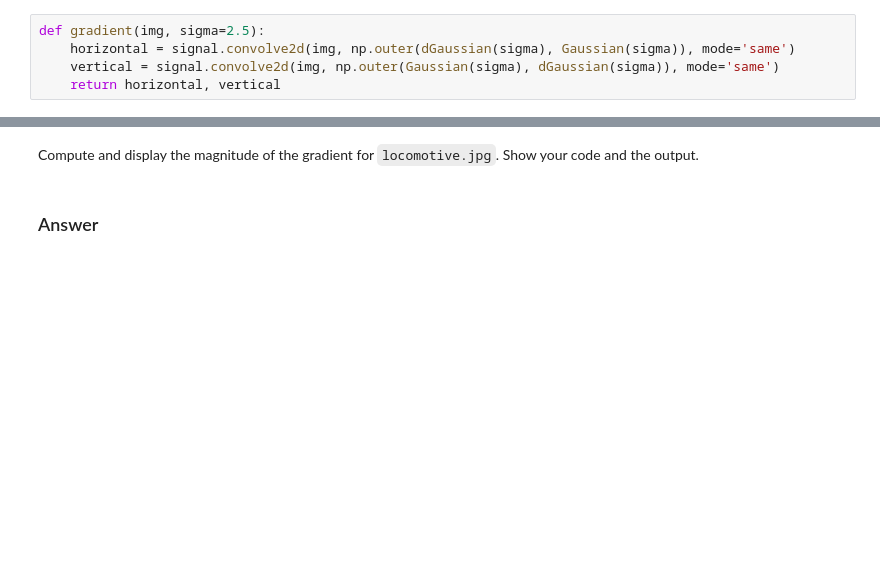
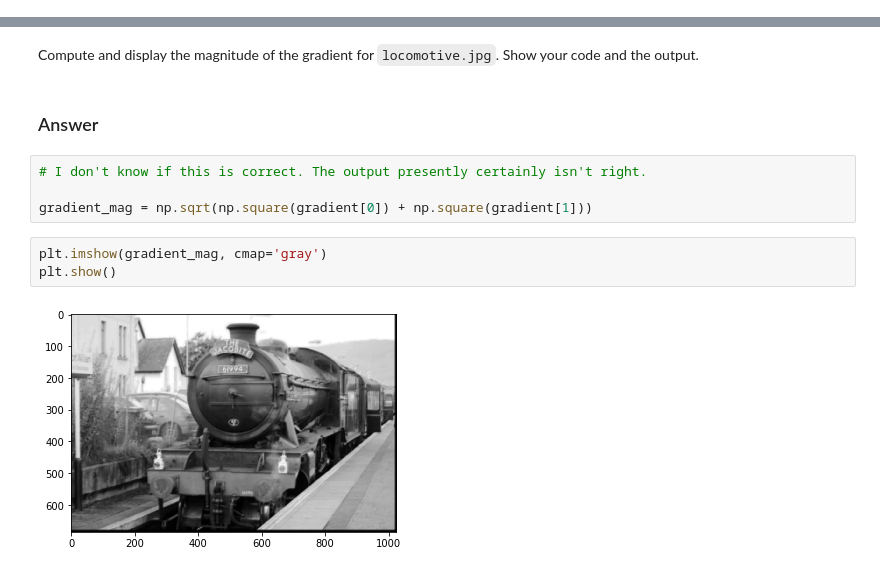
Before and after one commit to neilpruthi/computer-vision, a Jupyter notebook: hw2/homework02.ipynb, the cells around one changed output, grey strips where cells are left out. Saved outputs shown, nothing was run; the diff lists cells and outputs as text; blank space fills up the shorter version.

```diff
--- a/hw2/homework02.ipynb
+++ b/hw2/homework02.ipynb
@@ -285,6 +289 @@ array([[2.16045460e+02, 2.16439112e+02, 2.15719773e+02, ...,
-# %%
-def gradient(img, sigma=2.5):
-    horizontal = signal.convolve2d(img, np.outer(dGaussian(sigma), Gaussian(sigma)), mode='same')
-    vertical = signal.convolve2d(img, np.outer(Gaussian(sigma), dGaussian(sigma)), mode='same')
-    return horizontal, vertical
 # %%
@@ -303,3 +297,12 @@ plt.show()
 Compute and display the magnitude of the gradient for `locomotive.jpg`. Show your code and the output.
 # %% [markdown]
 ### Answer
+# %%
+# I don't know if this is correct. The output presently certainly isn't right.
+
+gradient_mag = np.sqrt(np.square(gradient[0]) + np.square(gradient[1]))
+# %%
+plt.imshow(gradient_mag, cmap='gray')
+plt.show()
+# %% [output]
+[figure, added]
```
Also changed, not shown: parts of 15 cells of this notebook.
